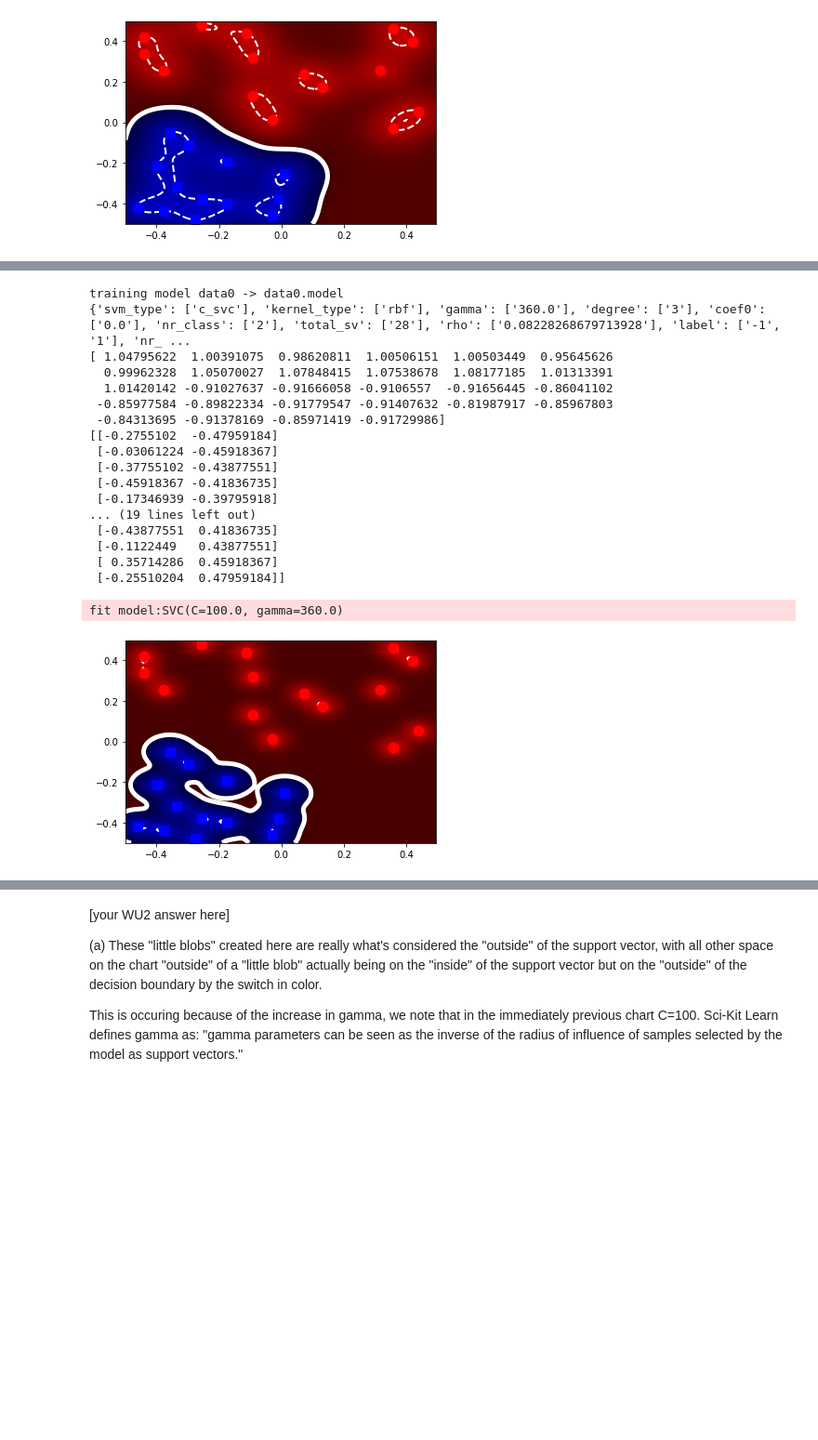
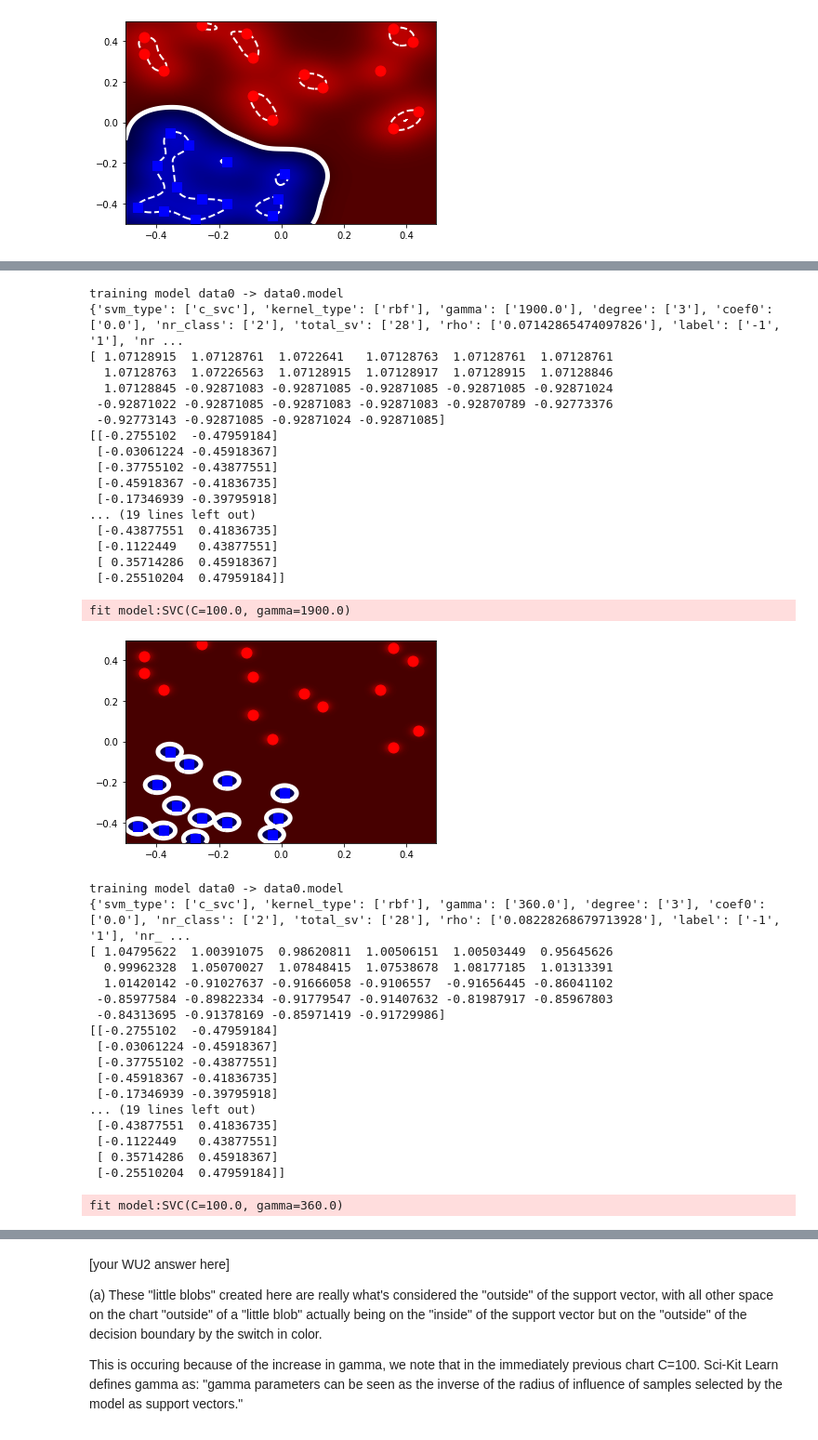
Before and after one commit to Rhernandez513/Intro_to_Machine_Learning, a Jupyter notebook: hw4/hw4.ipynb, the cells around one changed output, grey strips where cells are left out. Shown at 93% size. Cells and saved outputs as stored; diff of their text form; code cells hidden in the pictures; blank space fills up the shorter version.

```diff
--- a/hw4/hw4.ipynb
+++ b/hw4/hw4.ipynb
@@ -198,27 +200,51 @@ have a kernel value that's non-zero.
 (c) What is the lowest gamma has to be such that each point is a support vector?
 # %%
 # [your WU2 code here]
+
+model = svmtrain.SVMWrapper(['-t', '2', '-c', 100, '-g', 1900, 'data0', 'data0.model'])
+model.train()
+c = drawBoundary.Boundary('data0')
+c.draw()
+
 model = svmtrain.SVMWrapper(['-t', '2', '-c', 100, '-g', 360, 'data0', 'data0.model'])
 model.train()
 c = drawBoundary.Boundary('data0')
 c.draw()
 # %% [output]
 training model data0 -> data0.model
-{'svm_type': ['c_svc'], 'kernel_type': ['rbf'], 'gamma': ['360.0'], 'degree': ['3'], 'coef0': ['0.0'], 'nr_class': ['2'], 'total_sv': ['28'], 'rho': ['0.08228268679713928'], 'label': ['-1', '1'], 'nr_ ...
-[ 1.04795622  1.00391075  0.98620811  1.00506151  1.00503449  0.95645626
-  0.99962328  1.05070027  1.07848415  1.07538678  1.08177185  1.01313391
-  1.01420142 -0.91027637 -0.91666058 -0.9106557  -0.91656445 -0.86041102
- -0.85977584 -0.89822334 -0.91779547 -0.91407632 -0.81987917 -0.85967803
- -0.84313695 -0.91378169 -0.85971419 -0.91729986]
+{'svm_type': ['c_svc'], 'kernel_type': ['rbf'], 'gamma': ['1900.0'], 'degree': ['3'], 'coef0': ['0.0'], 'nr_class': ['2'], 'total_sv': ['28'], 'rho': ['0.07142865474097826'], 'label': ['-1', '1'], 'nr ...
+[ 1.07128915  1.07128761  1.0722641   1.07128763  1.07128761  1.07128761
+  1.07128763  1.07226563  1.07128915  1.07128917  1.07128915  1.07128846
+  1.07128845 -0.92871083 -0.92871085 -0.92871085 -0.92871085 -0.92871024
+ -0.92871022 -0.92871085 -0.92871083 -0.92871083 -0.92870789 -0.92773376
+ -0.92773143 -0.92871085 -0.92871024 -0.92871085]
 [[-0.2755102  -0.47959184]
  [-0.03061224 -0.45918367]
  [-0.37755102 -0.43877551]
  [-0.45918367 -0.41836735]
  [-0.17346939 -0.39795918]
 ... (19 lines left out)
  [-0.43877551  0.41836735]
  [-0.1122449   0.43877551]
  [ 0.35714286  0.45918367]
  [-0.25510204  0.47959184]]
-fit model:SVC(C=100.0, gamma=360.0)
+fit model:SVC(C=100.0, gamma=1900.0)
-[figure, old version]
+[figure, new version]
+training model data0 -> data0.model
+{'svm_type': ['c_svc'], 'kernel_type': ['rbf'], 'gamma': ['360.0'], 'degree': ['3'], 'coef0': ['0.0'], 'nr_class': ['2'], 'total_sv': ['28'], 'rho': ['0.08228268679713928'], 'label': ['-1', '1'], 'nr_ ...
+[ 1.04795622  1.00391075  0.98620811  1.00506151  1.00503449  0.95645626
+  0.99962328  1.05070027  1.07848415  1.07538678  1.08177185  1.01313391
+  1.01420142 -0.91027637 -0.91666058 -0.9106557  -0.91656445 -0.86041102
+ -0.85977584 -0.89822334 -0.91779547 -0.91407632 -0.81987917 -0.85967803
+ -0.84313695 -0.91378169 -0.85971419 -0.91729986]
+[[-0.2755102  -0.47959184]
+ [-0.03061224 -0.45918367]
+ [-0.37755102 -0.43877551]
+ [-0.45918367 -0.41836735]
+ [-0.17346939 -0.39795918]
+... (19 lines left out)
+ [-0.43877551  0.41836735]
+ [-0.1122449   0.43877551]
+ [ 0.35714286  0.45918367]
+ [-0.25510204  0.47959184]]
+fit model:SVC(C=100.0, gamma=360.0)
```
Also changed, not shown: parts of 15 cells of this notebook.
